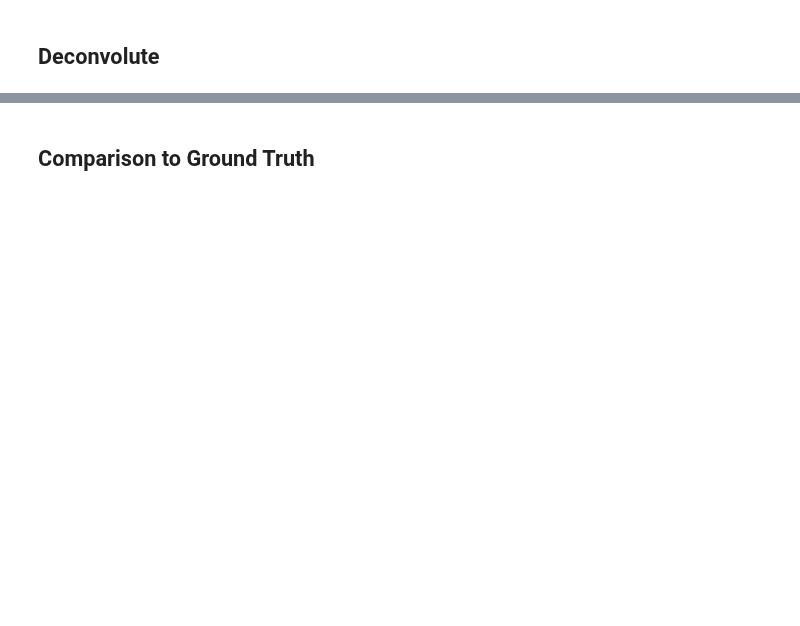
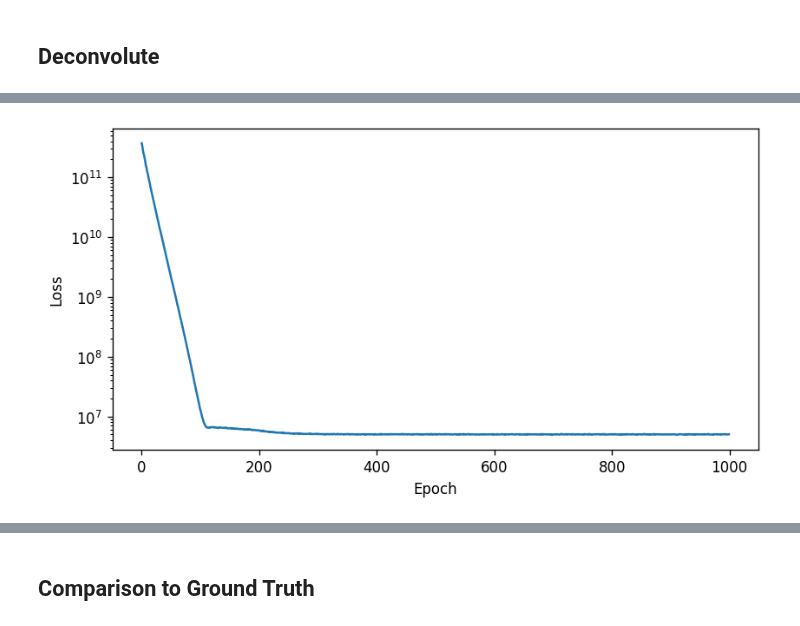
Before and after one commit to lutrarutra/deconv, a Jupyter notebook: examples/pbmc.ipynb, the cells around one changed output, grey strips where cells are left out. Cells and saved outputs as stored; diff of their text form; code cells hidden in the pictures; blank space fills up the shorter version.

```diff
--- a/examples/pbmc.ipynb
+++ b/examples/pbmc.ipynb
@@ -91,0 +105,4 @@ proportions = decon.deconvolute(model_dropout=True, lrd=0.999, lr=0.1, num_epoch
+# %%
+decon.plot_deconvolution_losses()
+# %% [output]
+[figure, added]
```
Also changed, not shown: parts of 16 cells of this notebook, 39 other files.
